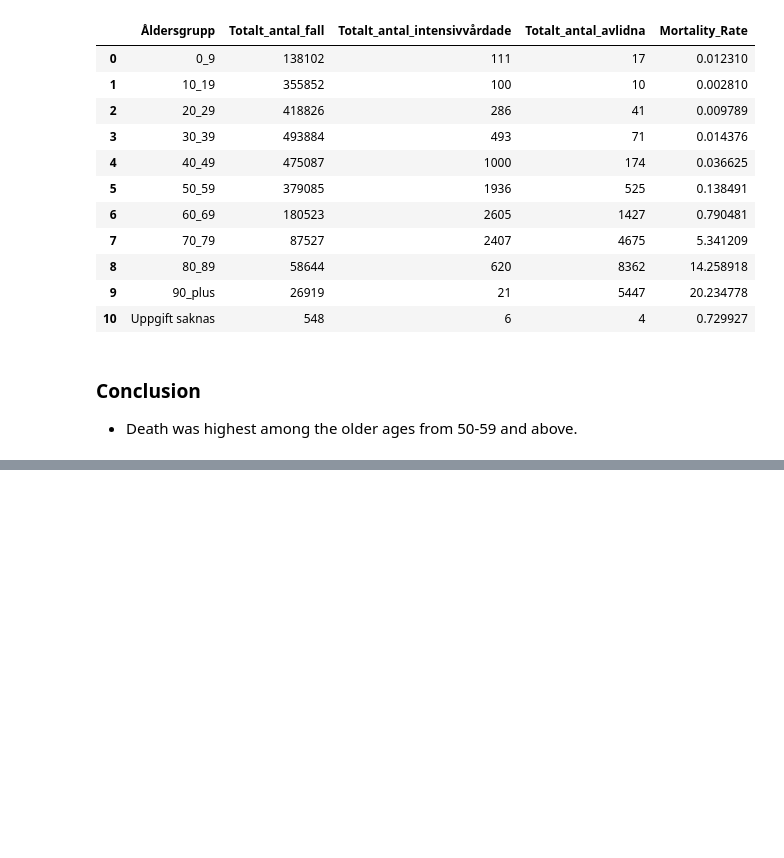
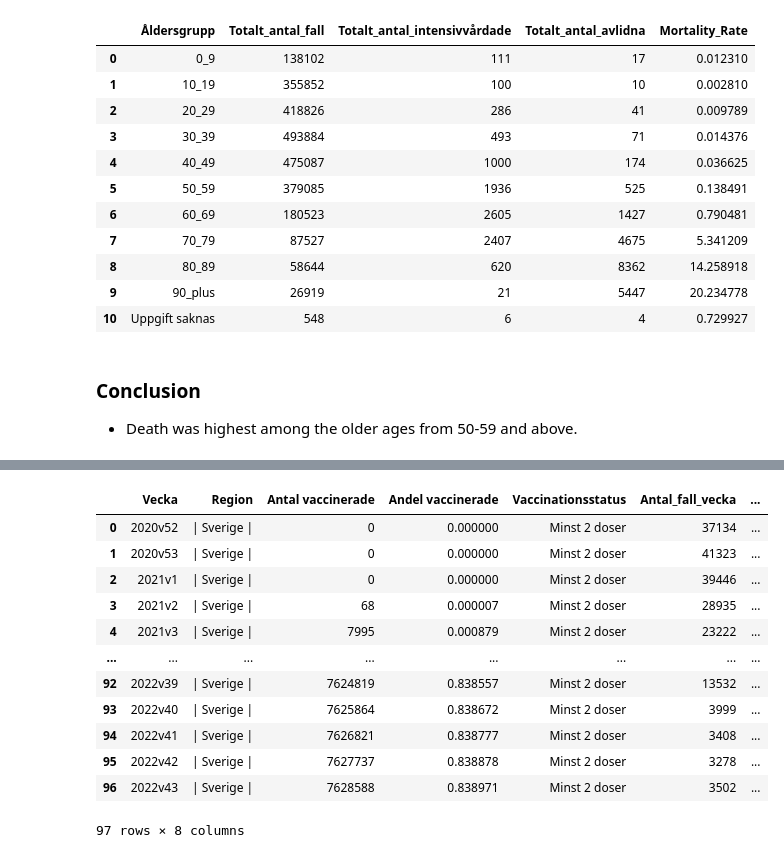
Before and after one commit to abdulahmed22/Data-behandling, a Jupyter notebook: lab/KPIer.ipynb, the cells around one changed output, grey strips where cells are left out. Drawn from its saved outputs; the diff is of its cells as text; code cells hidden in the pictures; blank space fills up the shorter version.

```diff
--- a/lab/KPIer.ipynb
+++ b/lab/KPIer.ipynb
@@ -207,0 +238,8 @@ figu.write_html("data_visualization/age_moratlity_rates.html")
+# %%
+covid_data_df = pd.read_excel("covid_data\Folkhalsomyndigheten_Covid19.xlsx", sheet_name= "Veckodata Riket")
+
+covid_data_df["år"] = covid_data_df["år"].astype(str) + "v" + covid_data_df["veckonummer"].astype(str)
+covid_data_df = covid_data_df.rename({"år":"Vecka"}, axis=1)
+covid_data_df.drop(["veckonummer", "Antal_fall_100000inv_14dagar", "Antal_fall_100000inv_vecka","Antal_nyaintensivvårdade_vecka",
+               "Antal_avlidna_milj_inv_vecka", "Kum_antal_avlidna_milj_inv","Kum_fall_100000inv"], inplace=True, axis=1)
+covid_data_df.head(5)
@@ -207,0 +286,17 @@ figu.write_html("data_visualization/age_moratlity_rates.html")
+# %%
+covid_vaccin_df = covid_vaccin_df[covid_vaccin_df["Region"] == "| Sverige |"].reset_index(drop=True)
+covid_vaccin_df
+# %% [output]
+|  | Vecka | Region | Antal vaccinerade | Andel vaccinerade | Vaccinationsstatus | Antal_fall_vecka | ... |
+| 0 | 2020v52 | | Sverige | | 0 | 0.000000 | Minst 2 doser | 37134 | ... |
+| 1 | 2020v53 | | Sverige | | 0 | 0.000000 | Minst 2 doser | 41323 | ... |
+| 2 | 2021v1 | | Sverige | | 0 | 0.000000 | Minst 2 doser | 39446 | ... |
+| 3 | 2021v2 | | Sverige | | 68 | 0.000007 | Minst 2 doser | 28935 | ... |
+| 4 | 2021v3 | | Sverige | | 7995 | 0.000879 | Minst 2 doser | 23222 | ... |
+| ... | ... | ... | ... | ... | ... | ... | ... |
+| 92 | 2022v39 | | Sverige | | 7624819 | 0.838557 | Minst 2 doser | 13532 | ... |
+| 93 | 2022v40 | | Sverige | | 7625864 | 0.838672 | Minst 2 doser | 3999 | ... |
+| 94 | 2022v41 | | Sverige | | 7626821 | 0.838777 | Minst 2 doser | 3408 | ... |
+| 95 | 2022v42 | | Sverige | | 7627737 | 0.838878 | Minst 2 doser | 3278 | ... |
+| 96 | 2022v43 | | Sverige | | 7628588 | 0.838971 | Minst 2 doser | 3502 | ... |
+97 rows × 8 columns
```
Also changed, not shown: parts of 13 cells of this notebook, 11 other files.
